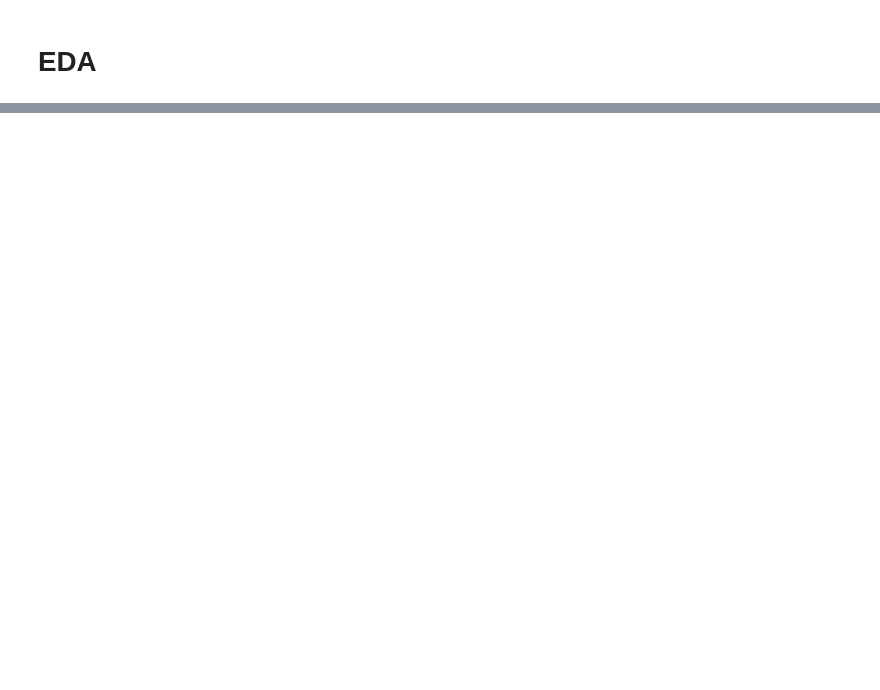
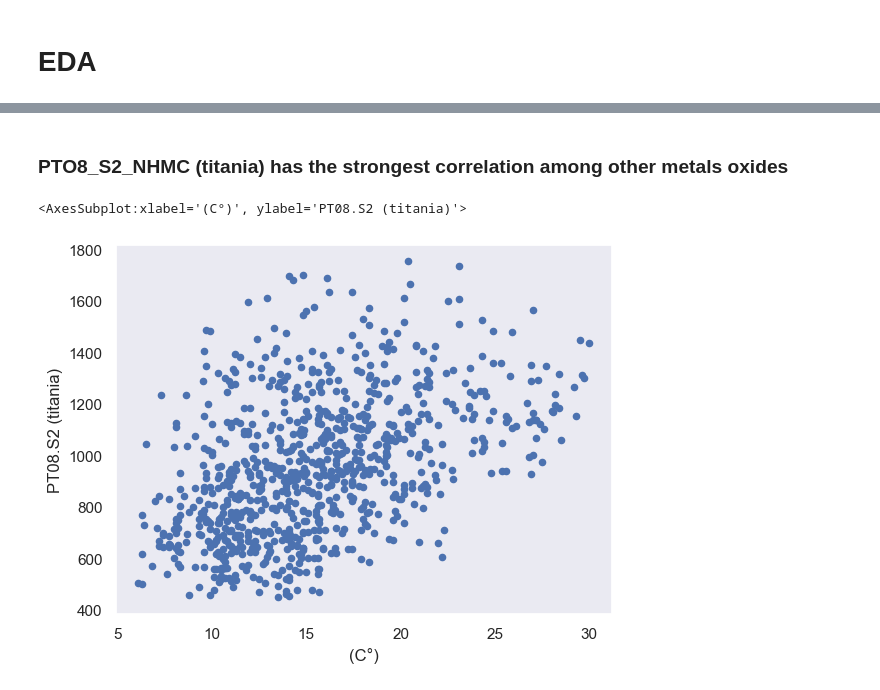
Before and after one commit to ubco-W2022T1-cosc301/project-group38, a Jupyter notebook: notebooks/analysis2(abhiek).ipynb, the cells around one changed output, grey strips where cells are left out. Cells and saved outputs as stored; diff of their text form; code cells hidden in the pictures; blank space fills up the shorter version.

```diff
--- a/notebooks/analysis2(abhiek).ipynb
+++ b/notebooks/analysis2(abhiek).ipynb
@@ -124,0 +126,7 @@ for i in data.columns.tolist()[2:]:
+# %% [markdown]
+### PTO8_S2_NHMC (titania) has the strongest correlation among other metals oxides
+# %%
+data.plot(kind='scatter', x='T', y='PT08_S2_NMHC' ,xlabel= "(C°)",ylabel="PT08.S2 (titania)")
+# %% [output]
+<AxesSubplot:xlabel='(C°)', ylabel='PT08.S2 (titania)'>
+[figure, added]
```
Also changed, not shown: parts of 15 cells of this notebook, 1 other file.
